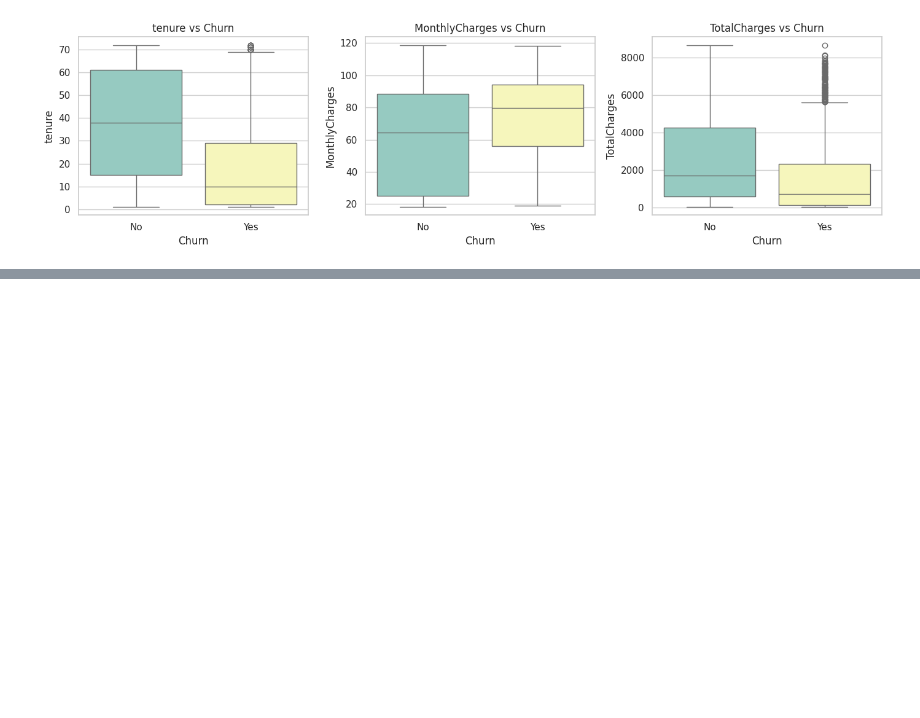
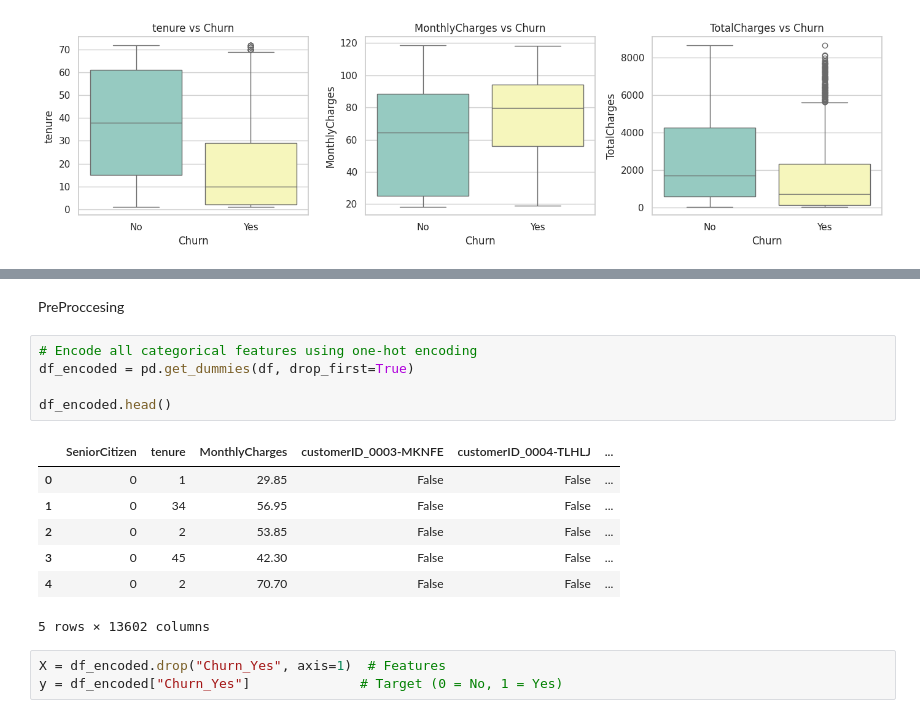
Before and after one commit to Kavindu-20241240/mlcw, a Jupyter notebook: mlcw_iynb.ipynb, the cells around one changed output, grey strips where cells are left out. Cells and saved outputs as stored; diff of their text form; blank space fills up the shorter version.

```diff
--- a/mlcw_iynb.ipynb
+++ b/mlcw_iynb.ipynb
@@ -114,0 +147,18 @@ Passing `palette` without assigning `hue` is deprecated and will be removed in v
+# %% [markdown]
+PreProccesing
+# %%
+# Encode all categorical features using one-hot encoding
+df_encoded = pd.get_dummies(df, drop_first=True)
+
+df_encoded.head()
+# %% [output]
+|  | SeniorCitizen | tenure | MonthlyCharges | customerID_0003-MKNFE | customerID_0004-TLHLJ | ... |
+| 0 | 0 | 1 | 29.85 | False | False | ... |
+| 1 | 0 | 34 | 56.95 | False | False | ... |
+| 2 | 0 | 2 | 53.85 | False | False | ... |
+| 3 | 0 | 45 | 42.30 | False | False | ... |
+| 4 | 0 | 2 | 70.70 | False | False | ... |
+5 rows × 13602 columns
+# %%
+X = df_encoded.drop("Churn_Yes", axis=1)  # Features
+y = df_encoded["Churn_Yes"]              # Target (0 = No, 1 = Yes)
```
Also changed, not shown: parts of 3 cells of this notebook.
